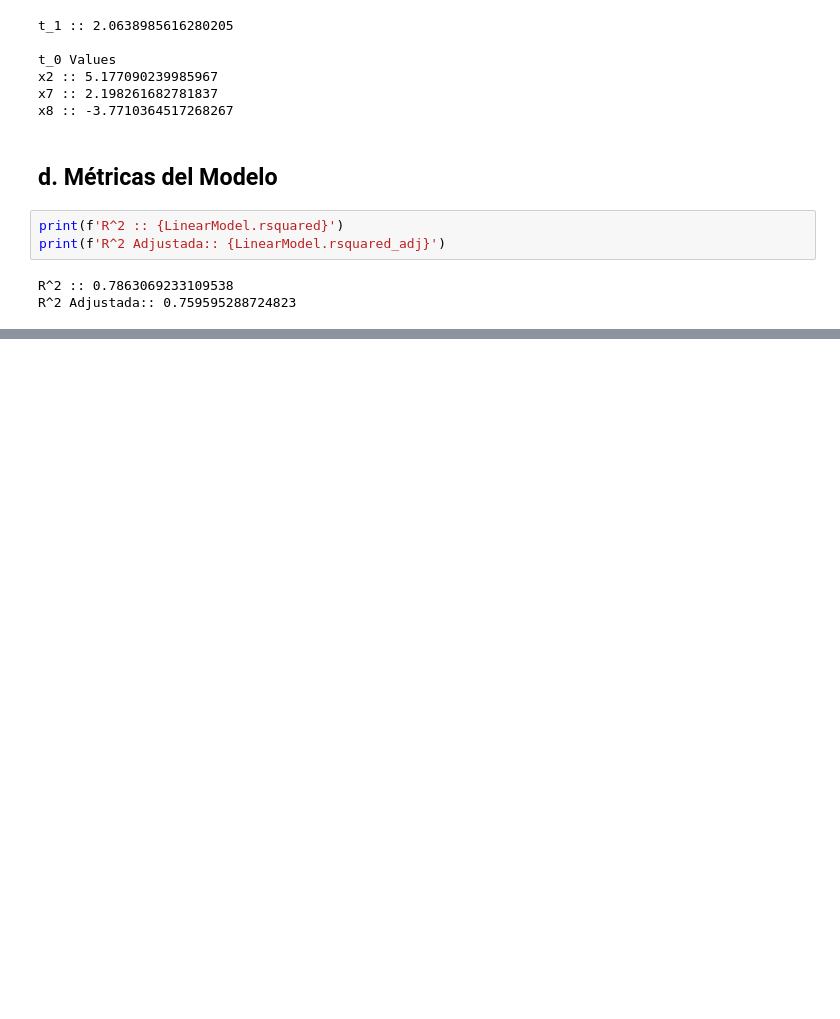
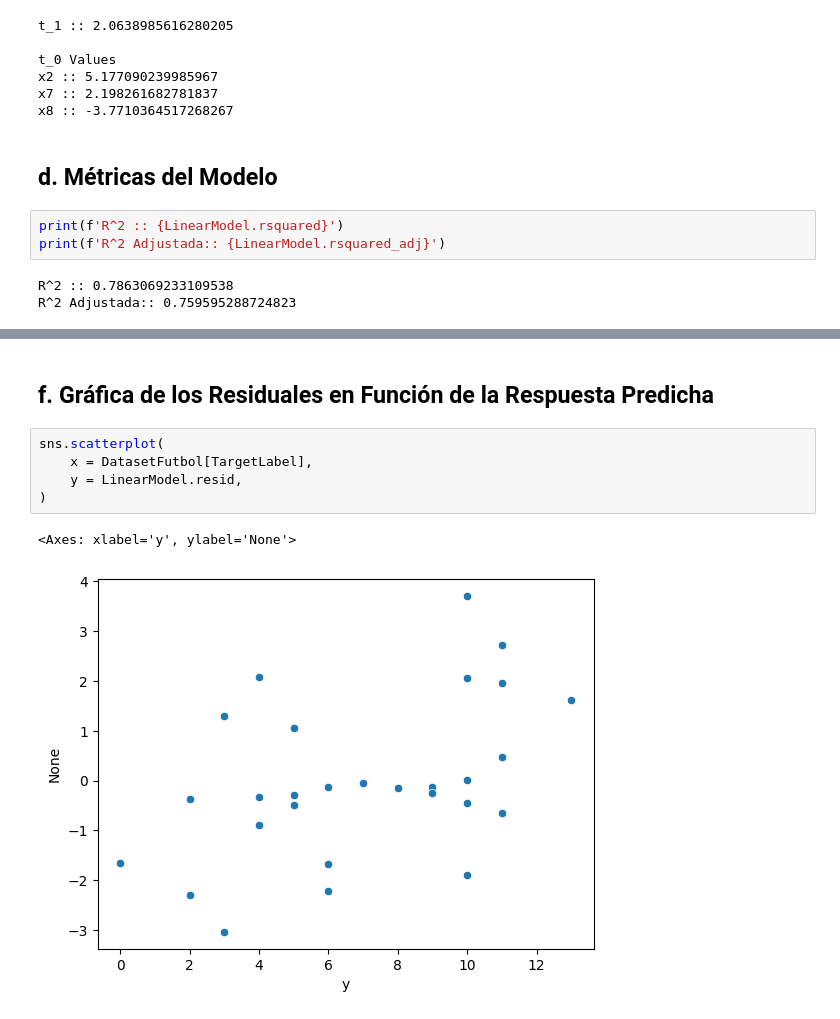
Before and after one commit to alexisuaguilaru/EstadisticaMultivariada, a Jupyter notebook: RegresionMultiple/Tareas/Tarea_01.ipynb, the cells around one changed output, grey strips where cells are left out. Cells and saved outputs as stored; diff of their text form; blank space fills up the shorter version.

```diff
--- a/RegresionMultiple/Tareas/Tarea_01.ipynb
+++ b/RegresionMultiple/Tareas/Tarea_01.ipynb
@@ -170,0 +188,10 @@ R^2 Adjustada:: 0.759595288724823
+# %% [markdown]
+## **f**. Gráfica de los Residuales en Función de la Respuesta Predicha
+# %%
+sns.scatterplot(
+    x = DatasetFutbol[TargetLabel],
+    y = LinearModel.resid,
+)
+# %% [output]
+<Axes: xlabel='y', ylabel='None'>
+[figure, added]
```
Also changed, not shown: parts of 7 cells of this notebook.
